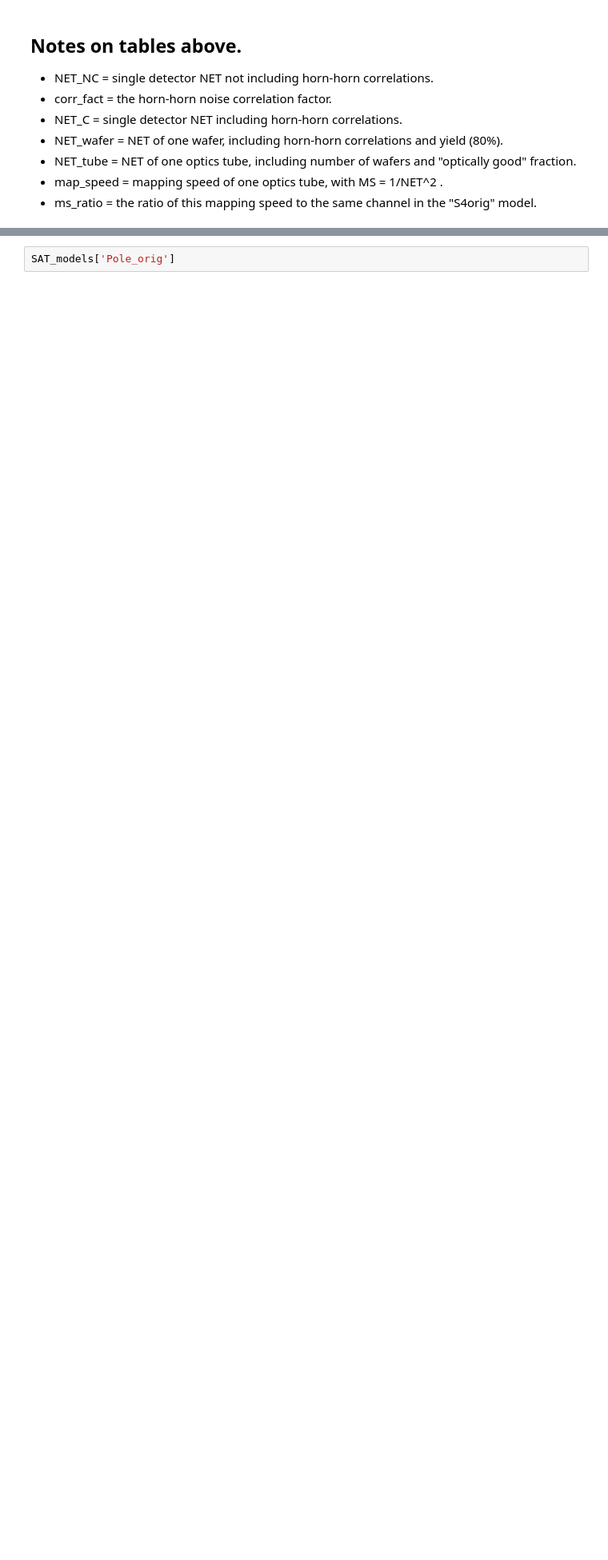
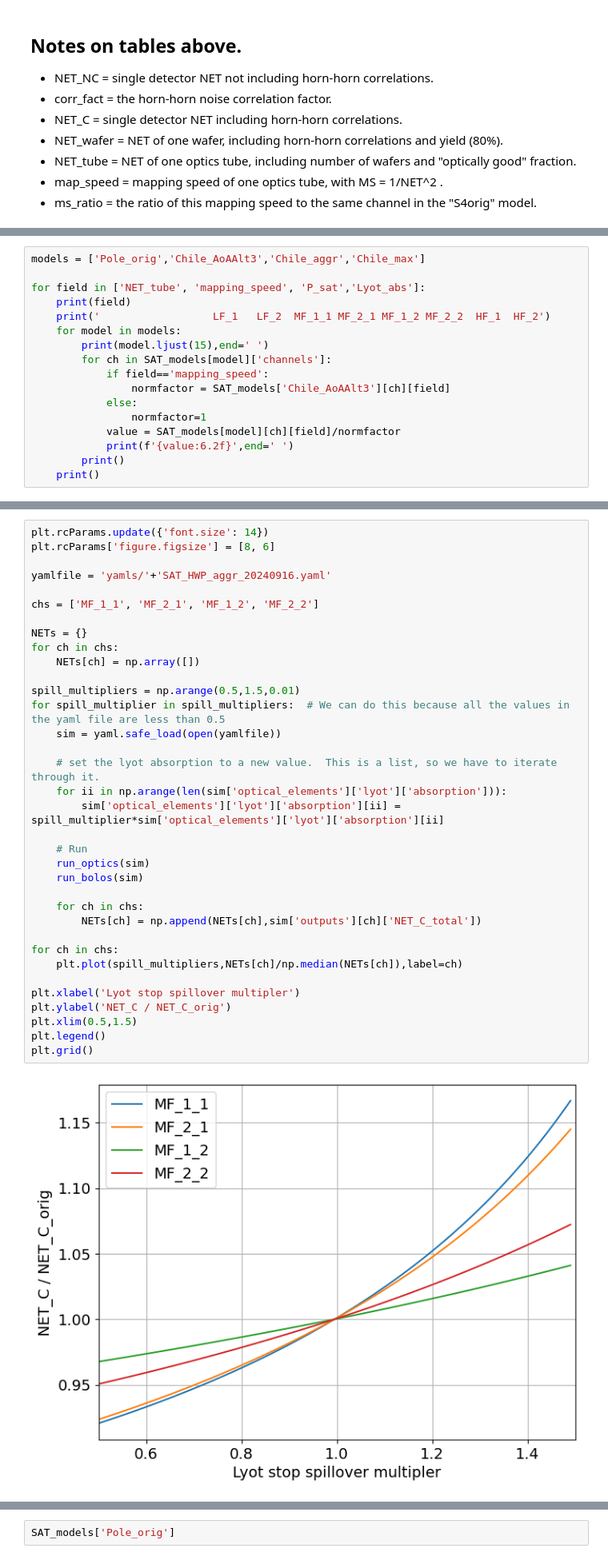
Before and after one commit to CMB-S4/bolo_calc_runs, a Jupyter notebook: jbolo/AoA/2024/SAT_NETs_Chile.ipynb, the cells around one changed output, grey strips where cells are left out. Shown at 80% size. Cells and saved outputs as stored; diff of their text form; blank space fills up the shorter version.

Commit message:
updated AoA/2024 yamls and notebooks

```diff
--- a/jbolo/AoA/2024/SAT_NETs_Chile.ipynb
+++ b/jbolo/AoA/2024/SAT_NETs_Chile.ipynb
@@ -151,0 +165,17 @@ dict_keys(['LF_1', 'LF_2', 'MF_1_1', 'MF_2_1', 'MF_1_2', 'MF_2_2', 'HF_1', 'HF_2
+# %%
+models = ['Pole_orig','Chile_AoAAlt3','Chile_aggr','Chile_max']
+
+for field in ['NET_tube', 'mapping_speed', 'P_sat','Lyot_abs']:
+    print(field)
+    print('                  LF_1   LF_2  MF_1_1 MF_2_1 MF_1_2 MF_2_2  HF_1  HF_2')
+    for model in models:
+        print(model.ljust(15),end=' ')
+        for ch in SAT_models[model]['channels']:
+            if field=='mapping_speed':
+                normfactor = SAT_models['Chile_AoAAlt3'][ch][field]
+            else:
+                normfactor=1
+            value = SAT_models[model][ch][field]/normfactor
+            print(f'{value:6.2f}',end=' ')
+        print()
+    print()
@@ -151,0 +202,37 @@ dict_keys(['LF_1', 'LF_2', 'MF_1_1', 'MF_2_1', 'MF_1_2', 'MF_2_2', 'HF_1', 'HF_2
+# %%
+plt.rcParams.update({'font.size': 14})
+plt.rcParams['figure.figsize'] = [8, 6]
+
+yamlfile = 'yamls/'+'SAT_HWP_aggr_20240916.yaml'
+
+chs = ['MF_1_1', 'MF_2_1', 'MF_1_2', 'MF_2_2']
+
+NETs = {}
+for ch in chs:
+    NETs[ch] = np.array([])
+
+spill_multipliers = np.arange(0.5,1.5,0.01)
+for spill_multiplier in spill_multipliers:  # We can do this because all the values in the yaml file are less than 0.5
+    sim = yaml.safe_load(open(yamlfile))
+
+    # set the lyot absorption to a new value.  This is a list, so we have to iterate through it.
+    for ii in np.arange(len(sim['optical_elements']['lyot']['absorption'])):
+        sim['optical_elements']['lyot']['absorption'][ii] = spill_multiplier*sim['optical_elements']['lyot']['absorption'][ii]
+
+    # Run
+    run_optics(sim)
+    run_bolos(sim)
+
+    for ch in chs:
+        NETs[ch] = np.append(NETs[ch],sim['outputs'][ch]['NET_C_total'])
+
+for ch in chs:
+    plt.plot(spill_multipliers,NETs[ch]/np.median(NETs[ch]),label=ch)
+
+plt.xlabel('Lyot stop spillover multipler')
+plt.ylabel('NET_C / NET_C_orig')
+plt.xlim(0.5,1.5)
+plt.legend()
+plt.grid()
+# %% [output]
+[figure, added]
```
Also changed, not shown: parts of 13 cells of this notebook, 5 other files.
